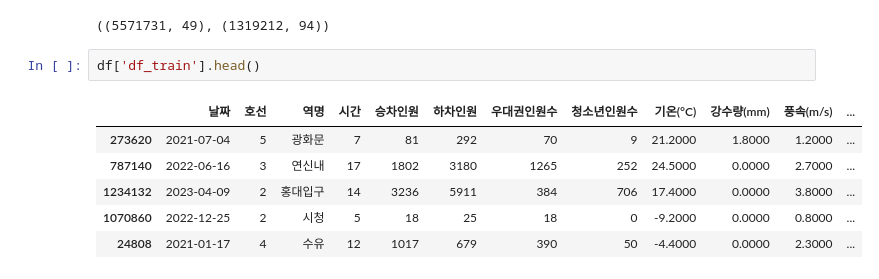
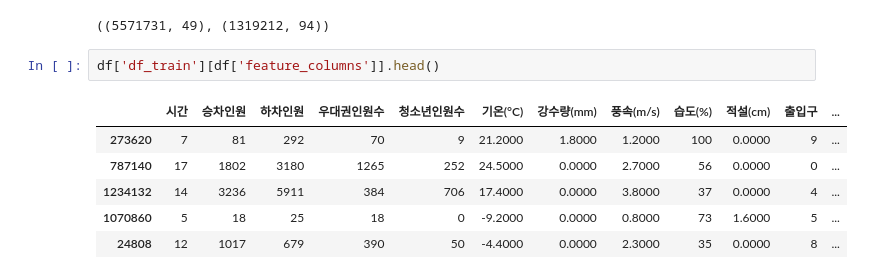
Before and after one commit to thekimk/DEBA-Research, a Jupyter notebook: Project-SubwayPrediction/SubwayPrediction_KK.ipynb, the cells around one changed output. Saved outputs shown, nothing was run; the diff lists cells and outputs as text.

```diff
--- a/Project-SubwayPrediction/SubwayPrediction_KK.ipynb
+++ b/Project-SubwayPrediction/SubwayPrediction_KK.ipynb
@@ -119,11 +119,11 @@ df_old.shape, df['df_train'][df['feature_columns']].shape
 # %% [output]
 ((5571731, 49), (1319212, 94))
 # %%
-df['df_train'].head()
+df['df_train'][df['feature_columns']].head()
 # %% [output]
-|  | 날짜 | 호선 | 역명 | 시간 | 승차인원 | 하차인원 | 우대권인원수 | 청소년인원수 | 기온(°C) | 강수량(mm) | 풍속(m/s) | ... |
-| 273620 | 2021-07-04 | 5 | 광화문 | 7 | 81 | 292 | 70 | 9 | 21.2000 | 1.8000 | 1.2000 | ... |
-| 787140 | 2022-06-16 | 3 | 연신내 | 17 | 1802 | 3180 | 1265 | 252 | 24.5000 | 0.0000 | 2.7000 | ... |
-| 1234132 | 2023-04-09 | 2 | 홍대입구 | 14 | 3236 | 5911 | 384 | 706 | 17.4000 | 0.0000 | 3.8000 | ... |
-| 1070860 | 2022-12-25 | 2 | 시청 | 5 | 18 | 25 | 18 | 0 | -9.2000 | 0.0000 | 0.8000 | ... |
-| 24808 | 2021-01-17 | 4 | 수유 | 12 | 1017 | 679 | 390 | 50 | -4.4000 | 0.0000 | 2.3000 | ... |
+|  | 시간 | 승차인원 | 하차인원 | 우대권인원수 | 청소년인원수 | 기온(°C) | 강수량(mm) | 풍속(m/s) | 습도(%) | 적설(cm) | 출입구 | ... |
+| 273620 | 7 | 81 | 292 | 70 | 9 | 21.2000 | 1.8000 | 1.2000 | 100 | 0.0000 | 9 | ... |
+| 787140 | 17 | 1802 | 3180 | 1265 | 252 | 24.5000 | 0.0000 | 2.7000 | 56 | 0.0000 | 0 | ... |
+| 1234132 | 14 | 3236 | 5911 | 384 | 706 | 17.4000 | 0.0000 | 3.8000 | 37 | 0.0000 | 4 | ... |
+| 1070860 | 5 | 18 | 25 | 18 | 0 | -9.2000 | 0.0000 | 0.8000 | 73 | 1.6000 | 5 | ... |
+| 24808 | 12 | 1017 | 679 | 390 | 50 | -4.4000 | 0.0000 | 2.3000 | 35 | 0.0000 | 8 | ... |
```
Also changed, not shown: parts of 7 cells of this notebook.
